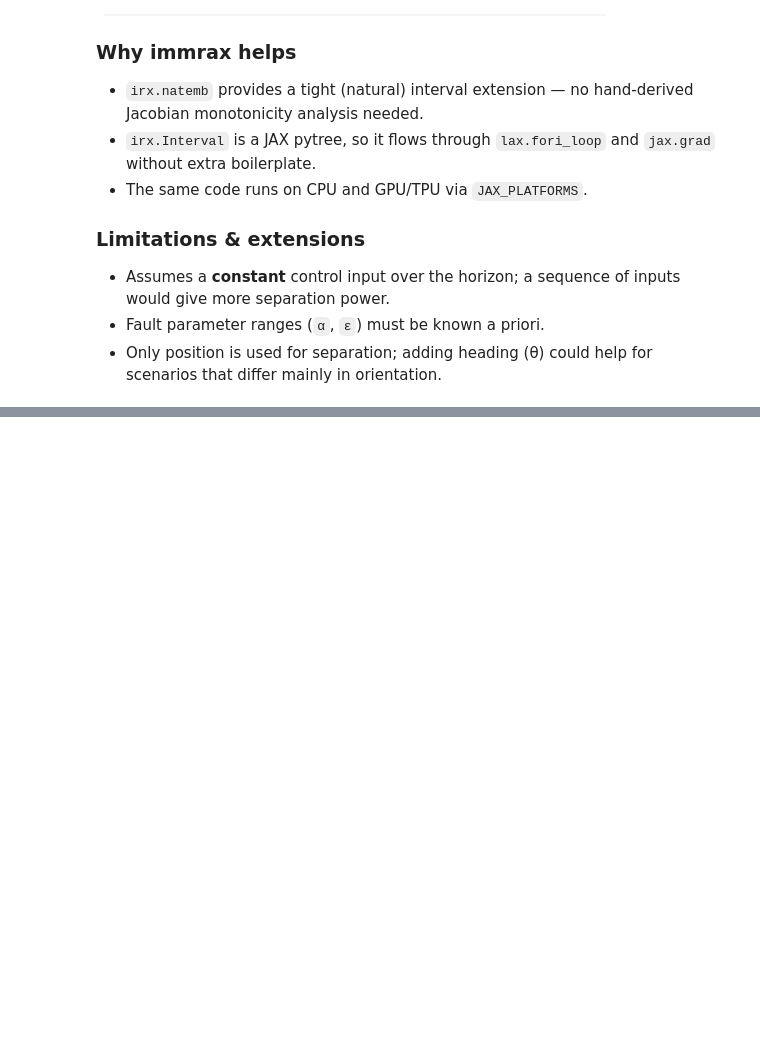
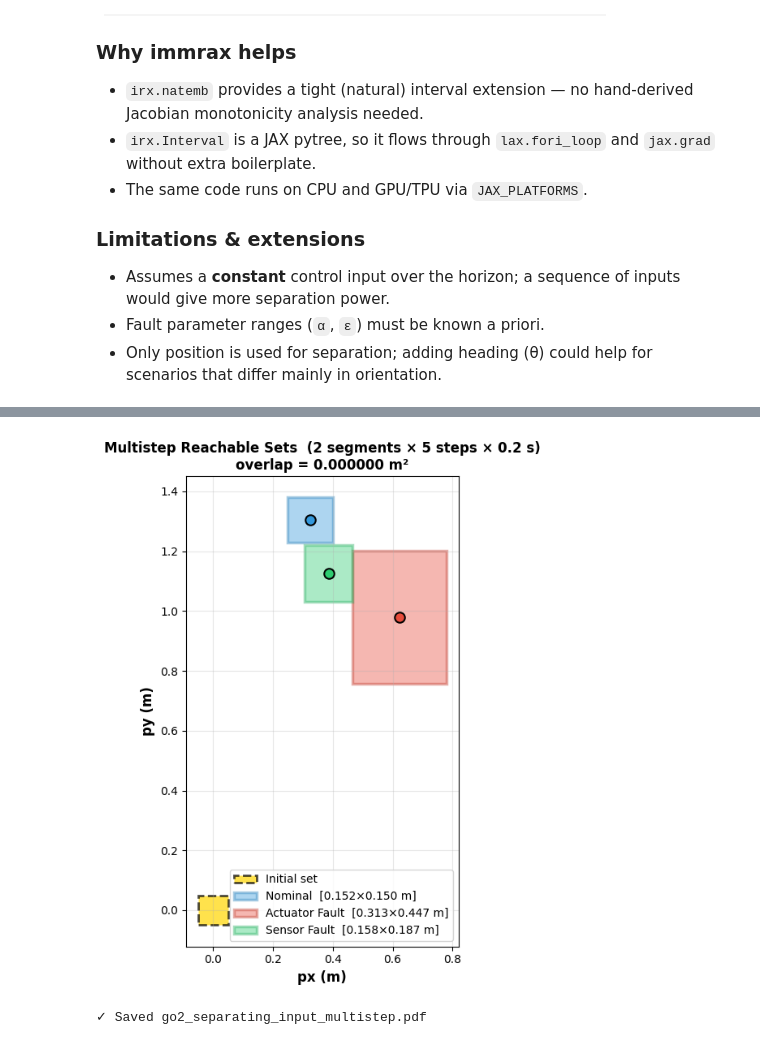
Before and after one commit to swershrimpy/nhholyap, a Jupyter notebook: examples/go2/go2_separating_input_immrax_demo_fixed.ipynb, the cells around one changed output, grey strips where cells are left out. Cells and saved outputs as stored; diff of their text form; code cells hidden in the pictures; blank space fills up the shorter version.

```diff
--- a/examples/go2/go2_separating_input_immrax_demo_fixed.ipynb
+++ b/examples/go2/go2_separating_input_immrax_demo_fixed.ipynb
@@ -634,0 +654,20 @@ Simulated measurement from 'Actuator Fault' centre:
+# %%
+import time
+
+# ── Parameters ────────────────────────────────────────────────────────────
+num_segments      = 2    # number of distinct control inputs in the sequence
+steps_per_segment = 5    # Euler steps each control is held (total = 5×2×0.5 = 5 s)
+dt = .2
+num_restarts_ms   = 100  # multistart batch size for GPU-parallel sequence optimization
+
+print(f"Multistep horizon: {num_segments} segments × {steps_per_segment} steps × {dt} s"
+      f" = {num_segments * steps_per_segment * dt:.1f} s total")
+print(f"GPU multistart restarts: {num_restarts_ms}\n")
+
+ms_opt = MultistepSequenceOptimizer(
+    scenarios=scenarios,
+    x0_ivl=x0_ivl,
+    dt=dt,
+    steps_per_segment=steps_per_segment,
+    num_segments=num_segments,
+)
@@ -634,0 +761,46 @@ Simulated measurement from 'Actuator Fault' centre:
+# %%
+# ── Visualise final reachable sets ────────────────────────────────────────
+colors      = ['#3498db', '#e74c3c', '#2ecc71']
+edge_colors = ['#2980b9', '#c0392b', '#27ae60']
+
+fig, ax = plt.subplots(figsize=(8, 7))
+
+ax.add_patch(Rectangle(
+    (float(x0_ivl.lower[0]), float(x0_ivl.lower[1])),
+    float(x0_ivl.upper[0] - x0_ivl.lower[0]),
+    float(x0_ivl.upper[1] - x0_ivl.lower[1]),
+    linewidth=2, edgecolor='black', facecolor='gold',
+    alpha=0.7, linestyle='--', label='Initial set',
+))
+
+for i, (s, iv) in enumerate(zip(scenarios, stats_ms['position_intervals'])):
+    w = float(iv.upper[0] - iv.lower[0])
+    h = float(iv.upper[1] - iv.lower[1])
+    ax.add_patch(Rectangle(
+        (float(iv.lower[0]), float(iv.lower[1])), w, h,
+        linewidth=2.5, edgecolor=edge_colors[i], facecolor=colors[i],
+        alpha=0.40, label=f"{s.name}  [{w:.3f}×{h:.3f} m]",
+    ))
+    cx = (float(iv.lower[0]) + float(iv.upper[0])) / 2
+    cy = (float(iv.lower[1]) + float(iv.upper[1])) / 2
+    ax.plot(cx, cy, 'o', color=colors[i], ms=9,
+            markeredgecolor='black', markeredgewidth=1.5, zorder=10)
+
+ax.set_xlabel('px (m)', fontsize=12, fontweight='bold')
+ax.set_ylabel('py (m)', fontsize=12, fontweight='bold')
+ax.set_title(
+    f'Multistep Reachable Sets  ({num_segments} segments × {steps_per_segment} steps × {dt} s)\n'
+    f'overlap = {loss_ms:.6f} m²',
+    fontsize=12, fontweight='bold',
+)
+ax.legend(fontsize=10)
+ax.grid(True, alpha=0.3)
+ax.autoscale_view()
+ax.set_aspect('equal')
+plt.tight_layout()
+plt.savefig('go2_separating_input_multistep.pdf', dpi=150, bbox_inches='tight')
+plt.show()
+print("✓ Saved go2_separating_input_multistep.pdf")
+# %% [output]
+[figure, added]
+✓ Saved go2_separating_input_multistep.pdf
```
Also changed, not shown: parts of 21 cells of this notebook, 1 other file.
